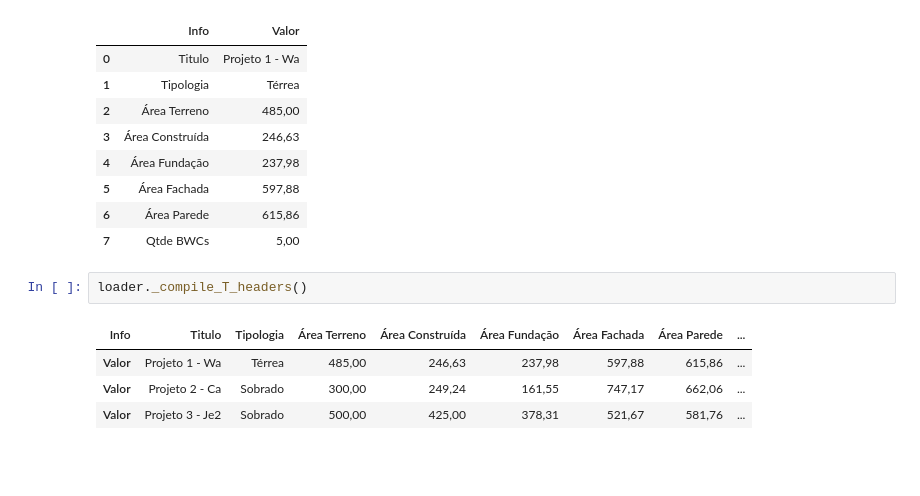
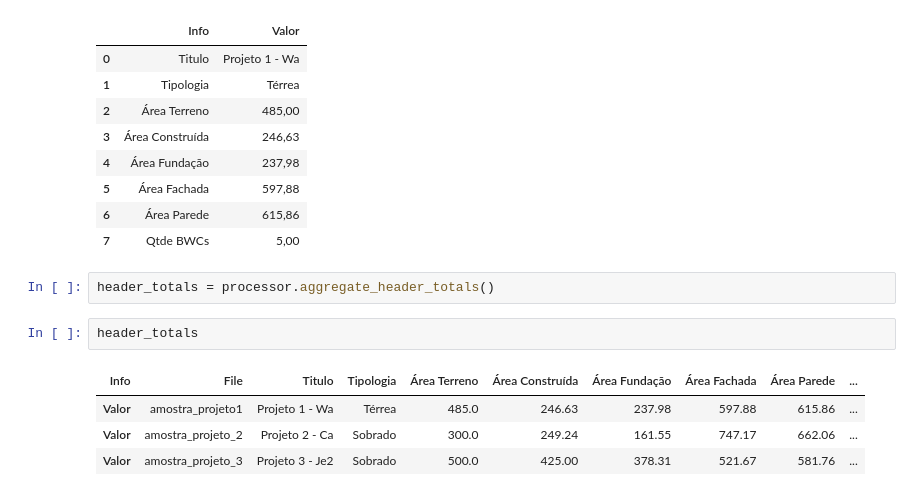
Before and after one commit to vector-b/makasi-data, a Jupyter notebook: _initial_eda.ipynb, the cells around one changed output. Cells and saved outputs as stored; diff of their text form; blank space fills up the shorter version.

```diff
--- a/_initial_eda.ipynb
+++ b/_initial_eda.ipynb
@@ -72,10 +72,12 @@ loader.dfs['amostra_projeto1']['header']
 | 5 | Área Fachada | 597,88 |
 | 6 | Área Parede | 615,86 |
 | 7 | Qtde BWCs | 5,00 |
-# %%
-loader._compile_T_headers()
-# %% [output]
-| Info | Titulo | Tipologia | Área Terreno | Área Construída | Área Fundação | Área Fachada | Área Parede | ... |
-| Valor | Projeto 1 - Wa | Térrea | 485,00 | 246,63 | 237,98 | 597,88 | 615,86 | ... |
-| Valor | Projeto 2 - Ca | Sobrado | 300,00 | 249,24 | 161,55 | 747,17 | 662,06 | ... |
-| Valor | Projeto 3 - Je2 | Sobrado | 500,00 | 425,00 | 378,31 | 521,67 | 581,76 | ... |
+# %%
+header_totals = processor.aggregate_header_totals()
+# %%
+header_totals
+# %% [output]
+| Info | File | Titulo | Tipologia | Área Terreno | Área Construída | Área Fundação | Área Fachada | Área Parede | ... |
+| Valor | amostra_projeto1 | Projeto 1 - Wa | Térrea | 485.0 | 246.63 | 237.98 | 597.88 | 615.86 | ... |
+| Valor | amostra_projeto_2 | Projeto 2 - Ca | Sobrado | 300.0 | 249.24 | 161.55 | 747.17 | 662.06 | ... |
+| Valor | amostra_projeto_3 | Projeto 3 - Je2 | Sobrado | 500.0 | 425.00 | 378.31 | 521.67 | 581.76 | ... |
```
Also changed, not shown: parts of 1 cell of this notebook, 2 other files.
